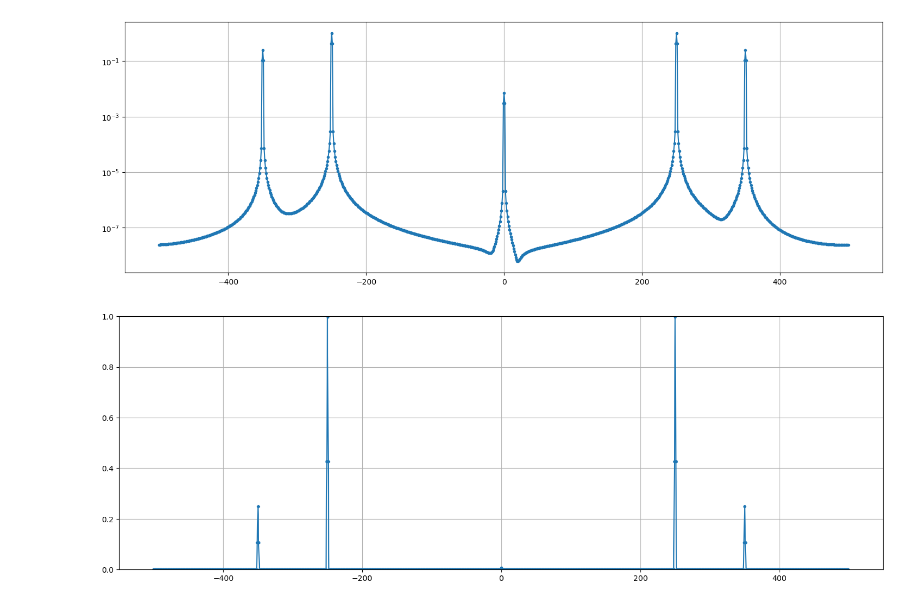
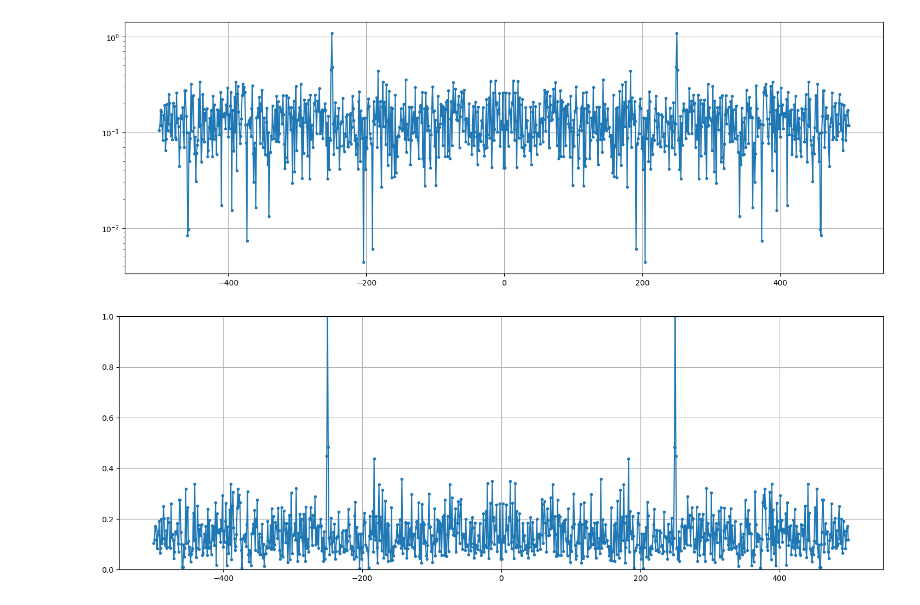
Before and after one commit to jsanchezalmagro/pysdr, a Jupyter notebook: fft.ipynb, the cells around one changed output. Drawn from its saved outputs; the diff is of its cells as text; code cells hidden in the pictures.

```diff
--- a/fft.ipynb
+++ b/fft.ipynb
@@ -16,11 +16,11 @@ Fs = 1000 # Hz
 
 t, s1 = generate_sine_wave(1, 0, 250, Fs, 1, 0.003)
 
-t, s2 = generate_sine_wave(0.5, 0, 300, Fs, 1, -0.002)
+t, s2 = generate_sine_wave(1, np.pi/4, 250, Fs, 1, -0.002)
 
 t, s3 = generate_sine_wave(0.25, np.pi/4, 350, Fs, 1, 0.002)
 
-s = (s1 + 1j * s3)* np.hamming(len(s1))
+s = (s1) * np.hamming(len(s1))
 
 def plot_fft(signal, Fs):
     S = np.fft.fftshift(np.fft.fft(signal))
@@ -31,34 +31,34 @@ def plot_fft(signal, Fs):
 
     plt.rcParams['figure.figsize'] = [18, 6]
     plt.ylim(0, 1)
     plt.grid()
     plt.figure(0)
     plt.semilogy(f, S_mag,'.-')
 
     plt.grid()
     plt.figure(1)
     plt.plot(f, S_mag,'.-')
 
 
     plt.show()
 
 def add_awgn(signal_in, snr_db):
 
     # Calculate signal power and convert to dB
     sig_avg_watts = np.mean(signal_in)
     sig_avg_db = 10 * np.log10(sig_avg_watts)
     # Calculate noise according to [2] then convert to watts
     noise_avg_db = sig_avg_db - snr_db
     noise_avg_watts = 10 ** (noise_avg_db / 10)
     # Generate an sample of white noise
     mean_noise = 0
     noise_volts = np.random.normal(mean_noise, np.sqrt(noise_avg_watts), len(signal_in))
     # Noise up the original signal
     signal_out = signal_in + noise_volts
     return signal_out
 
-s_out = add_awgn(s, 50)
-plot_fft(s, Fs)
+s_out = add_awgn(s, -30)
+plot_fft(s_out, Fs)
 # %% [output]
-[figure, old version]
+[figure, new version]
-[figure, old version]
+[figure, new version]
```
